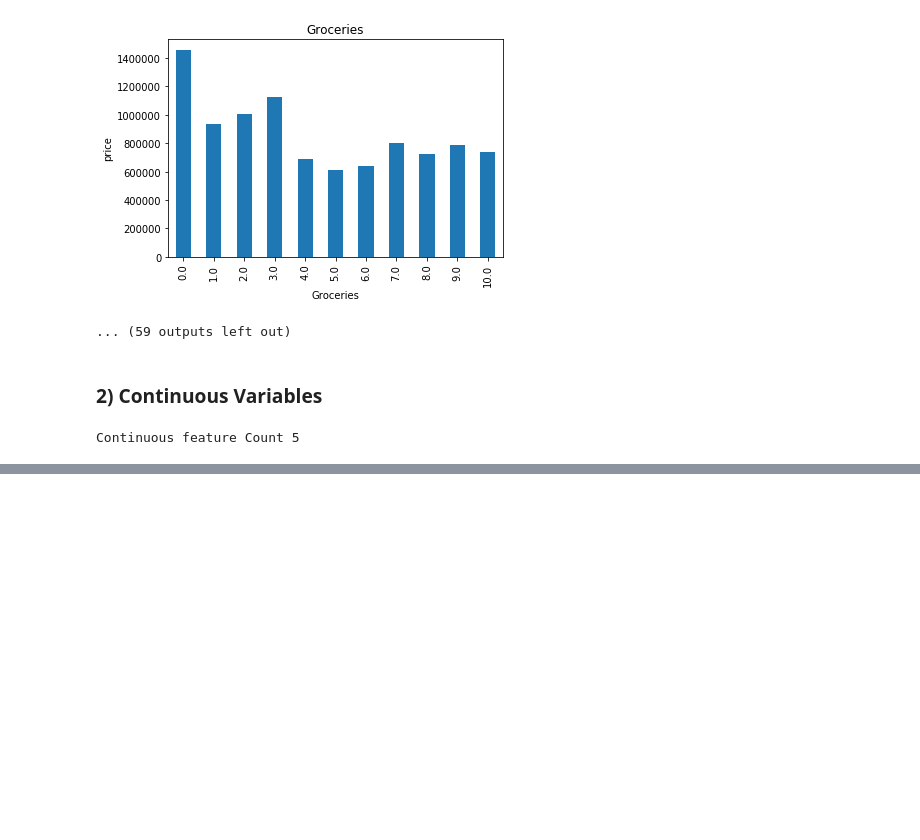
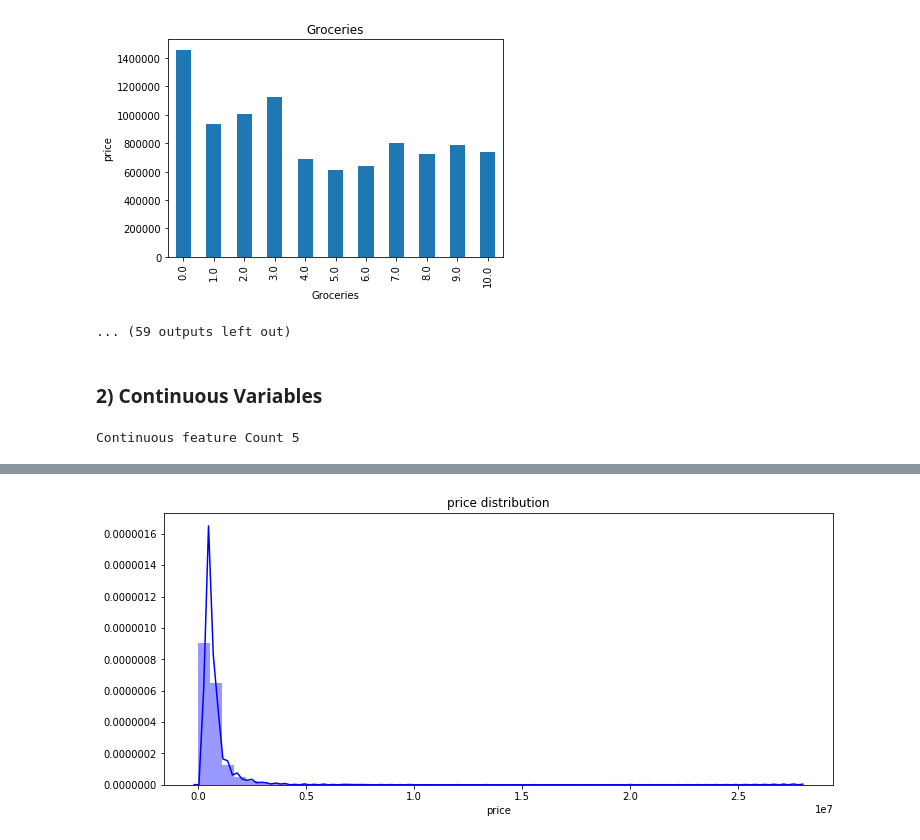
Before and after one commit to kh-bilal/Remax, a Jupyter notebook: Analysis_centries_montreal.ipynb, the cells around one changed output, grey strips where cells are left out. Drawn from its saved outputs; the diff is of its cells as text; code cells hidden in the pictures; blank space fills up the shorter version.

```diff
--- a/Analysis_centries_montreal.ipynb
+++ b/Analysis_centries_montreal.ipynb
@@ -254,0 +273,7 @@ for feature in continuous_feature:
+# %%
+plt.figure(figsize=(12,5))
+plt.title('price distribution')
+plt.xlabel('Price')
+ax = sns.distplot(data["price"], color = 'b')
+# %% [output]
+[figure, added]
```
Also changed, not shown: parts of 20 cells of this notebook.
